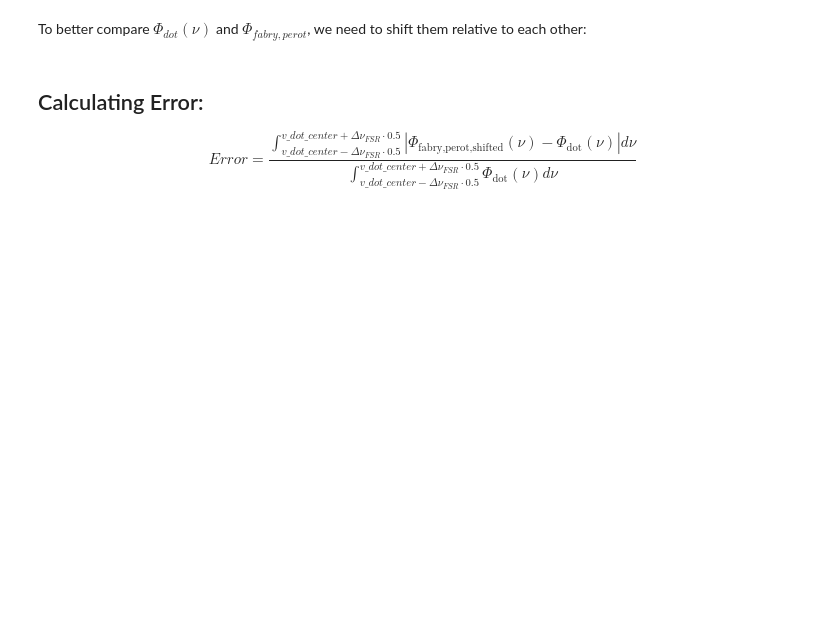
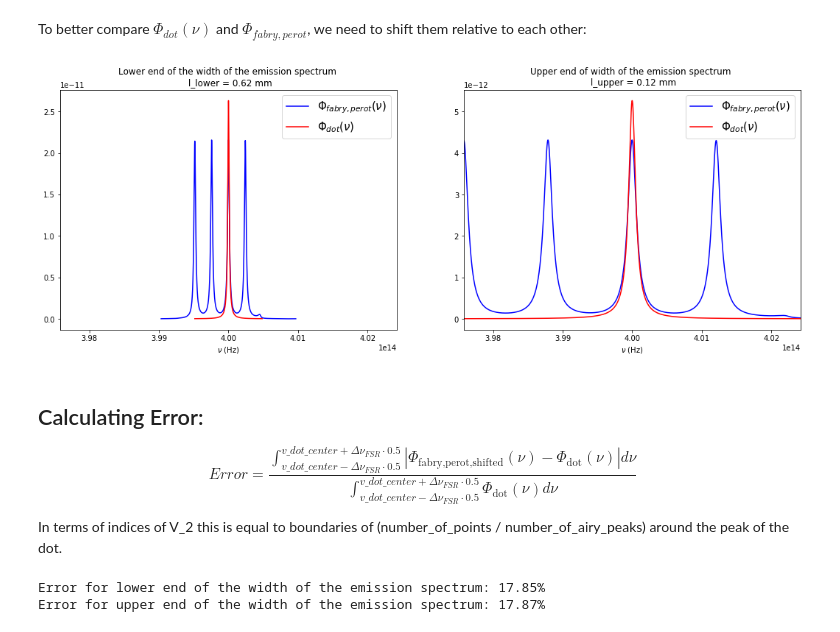
Before and after one commit to JKU-HFP/Sizing_Fabry_Perot_Interferometer, a Jupyter notebook: Sizing_Fabry_Perot_Interferometer.ipynb, the cells around one changed output. Drawn from its saved outputs; the diff is of its cells as text; code cells hidden in the pictures; blank space fills up the shorter version.

Commit message:
Calculate error

```diff
--- a/Sizing_Fabry_Perot_Interferometer.ipynb
+++ b/Sizing_Fabry_Perot_Interferometer.ipynb
@@ -170,36 +176,43 @@ plt.show()
 # %% [markdown]
 To better compare $\Phi_{dot}(\nu)$ and $\Phi_{fabry,perot}$, we need to shift them relative to each other:
 # %%
-def shift_phi_fabry_perot(phi_fabry_perot, V, V_2, v_dot_center, v_dot_spectral_range):
-    position_dot_peak = signal.find_peaks(dot_spectrum(V, v_dot_center, v_dot_spectral_range))[0][0]
-    index_V_2_position_dot_peak = (np.abs(V_2 - V[position_dot_peak])).argmin()
+def shift_phi_fabry_perot(phi_fabry_perot, V, V_2, phi_dot):
+    position_V_dot_peak = signal.find_peaks(phi_dot)[0][0]
     position_airy_peaks = signal.find_peaks(phi_fabry_perot)[0]
-    index_airy_peaks = (np.abs(V_2[position_airy_peaks] - V[position_dot_peak])).argmin()
-    phi_fabry_perot_shifted = np.roll(phi_fabry_perot, index_V_2_position_dot_peak - position_airy_peaks[index_airy_peaks])
-    return phi_fabry_perot_shifted
+
+    position_dot_peak = (np.abs(V_2 - V[position_V_dot_peak])).argmin()
+    position_closest_airy_peak = position_airy_peaks[(np.abs(V_2[position_airy_peaks] - V[position_V_dot_peak])).argmin()]
+    phi_fabry_perot_shifted = np.roll(phi_fabry_perot, position_dot_peak - position_closest_airy_peak)
+    return phi_fabry_perot_shifted, position_dot_peak, position_V_dot_peak
 # %%
-phi_fabry_perot_shifted_lower = shift_phi_fabry_perot(phi_fabry_perot_lower, V_lower, V_2_lower, v_dot_center, v_dot_spectral_range_lower)
-phi_fabry_perot_shifted_upper = shift_phi_fabry_perot(phi_fabry_perot_upper, V_upper, V_2_upper, v_dot_center, v_dot_spectral_range_upper)
+phi_fabry_perot_shifted_lower, position_closest_airy_peak_lower, position_dot_peak_lower  = shift_phi_fabry_perot(phi_fabry_perot_lower, V_lower, V_2_lower, phi_dot_lower)
+phi_fabry_perot_shifted_upper, position_closest_airy_peak_upper, position_dot_peak_upper = shift_phi_fabry_perot(phi_fabry_perot_upper, V_upper, V_2_upper, phi_dot_upper)
 # %%
 plt.figure(figsize=(18, 6))
 
 plt.subplot(1, 2, 1)
 plt.plot(V_2_lower, phi_fabry_perot_shifted_lower, "b", label=r"$\Phi_{fabry,perot}(\nu)$")
-plt.plot(V_lower, dot_spectrum(V_lower, v_dot_center, v_dot_spectral_range_lower), "r" , label=r"$\Phi_{dot}(\nu)$")
+plt.plot(V_lower, phi_dot_lower, "r" , label=r"$\Phi_{dot}(\nu)$")
 plt.xlabel(r"$\nu$ (Hz)")
 plt.xlim(v_boundaries_upper)
 plt.legend(fontsize=15)
 plt.title(f"Lower end of the width of the emission spectrum \n l_lower = {l_lower * 10**3:.02f} mm")
 
 plt.subplot(1, 2, 2)
 plt.plot(V_2_upper, phi_fabry_perot_shifted_upper, "b", label=r"$\Phi_{fabry,perot}(\nu)$")
-plt.plot(V_upper, dot_spectrum(V_upper, v_dot_center, v_dot_spectral_range_upper), "r" , label=r"$\Phi_{dot}(\nu)$")
+plt.plot(V_upper, phi_dot_upper, "r" , label=r"$\Phi_{dot}(\nu)$")
 plt.xlabel(r"$\nu$ (Hz)")
 plt.xlim(v_boundaries_upper)
 plt.legend(fontsize=15)
+plt.title(f"Upper end of width of the emission spectrum \n l_upper = {l_upper * 10**3:.02f} mm")
+
 
 plt.show()
+# %% [output]
+[figure, added]
 # %% [markdown]
 ## Calculating Error:
 
 $$ Error = \frac{\int^{v\_dot\_center + \Delta \nu_{FSR} \cdot 0.5}_{v\_dot\_center - \Delta \nu_{FSR} \cdot 0.5} \left|\Phi_{\text{fabry,perot,shifted}}(\nu) - \Phi_{\text{dot}}(\nu)\right| d \nu }{\int^{v\_dot\_center + \Delta \nu_{FSR} \cdot 0.5}_{v\_dot\_center - \Delta \nu_{FSR} \cdot 0.5} \Phi_{\text{dot}}(\nu) d \nu}$$
+
+In terms of indices of V_2 this is equal to boundaries of (number_of_points / number_of_airy_peaks) around the peak of the dot.
@@ -207,0 +233,6 @@ signal.find_peaks(phi_fabry_perot_shifted_lower)
+# %%
+print(f"Error for lower end of the width of the emission spectrum: {error_lower:.2%}")
+print(f"Error for upper end of the width of the emission spectrum: {error_upper:.2%}")
+# %% [output]
+Error for lower end of the width of the emission spectrum: 17.85%
+Error for upper end of the width of the emission spectrum: 17.87%
```
Also changed, not shown: parts of 9 cells of this notebook.
